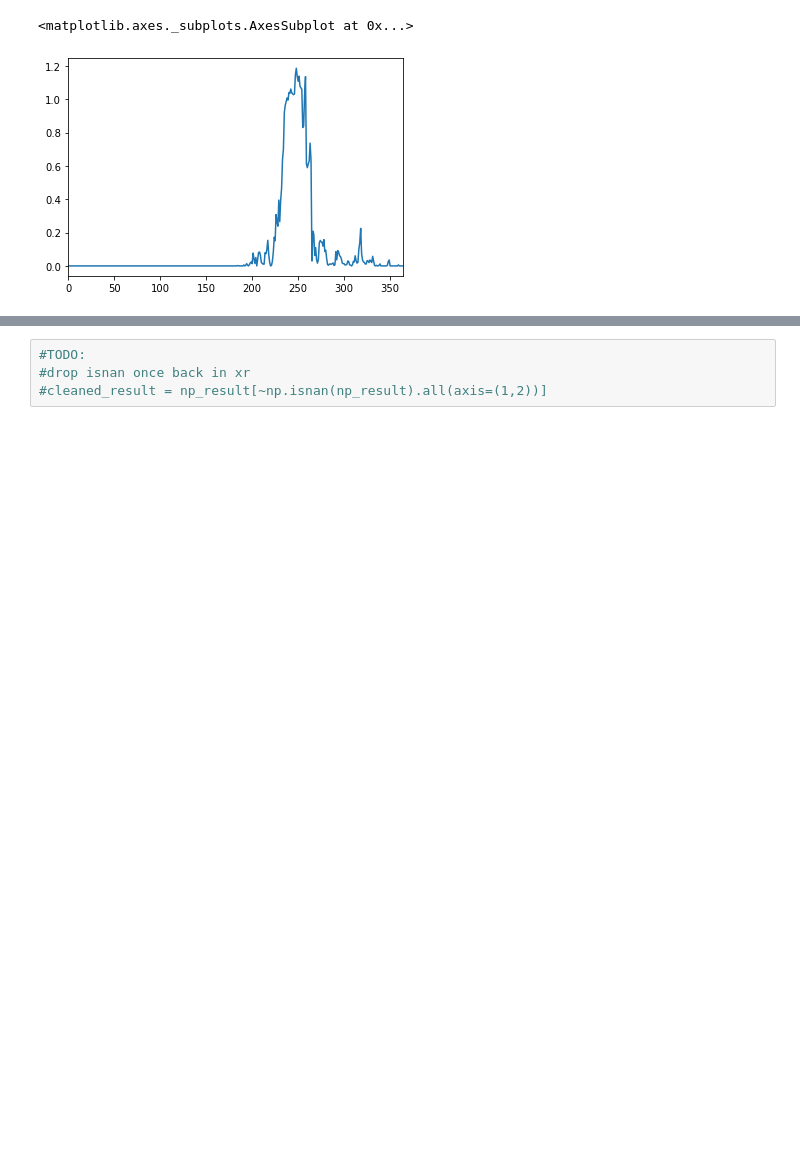
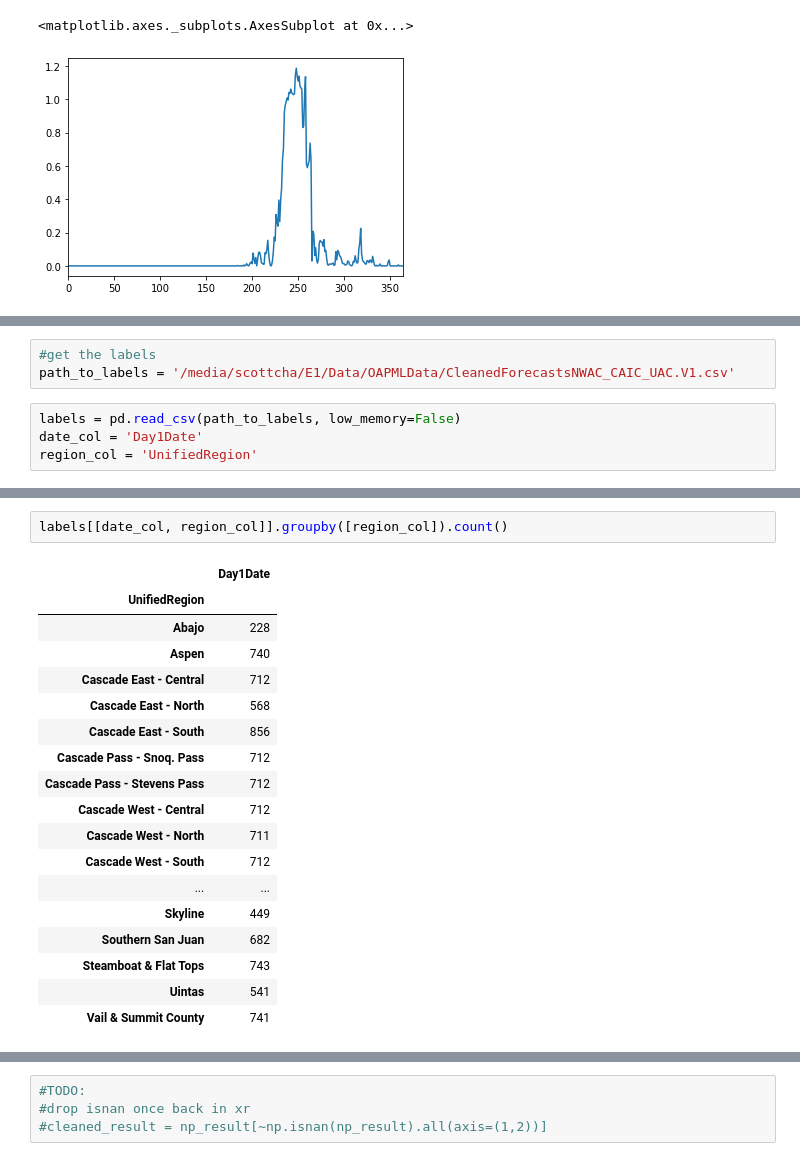
Before and after one commit to scottcha/OpenAvalancheProject, a Jupyter notebook: Scratch/Notebooks/ParseGFS.ipynb, the cells around one changed output, grey strips where cells are left out. Saved outputs shown, nothing was run; the diff lists cells and outputs as text; blank space fills up the shorter version.

Commit message:
Add initial example of getting a dataset associated from a single label

```diff
--- a/Scratch/Notebooks/ParseGFS.ipynb
+++ b/Scratch/Notebooks/ParseGFS.ipynb
@@ -454,0 +481,7 @@ pd.Series(mthood[2][2][74]).plot()
+# %%
+#get the labels
+path_to_labels = '/media/scottcha/E1/Data/OAPMLData/CleanedForecastsNWAC_CAIC_UAC.V1.csv'
+# %%
+labels = pd.read_csv(path_to_labels, low_memory=False)
+date_col = 'Day1Date'
+region_col = 'UnifiedRegion'
@@ -454,0 +503,21 @@ pd.Series(mthood[2][2][74]).plot()
+# %%
+labels[[date_col, region_col]].groupby([region_col]).count()
+# %% [output]
+|  | Day1Date |
+| UnifiedRegion |  |
+| Abajo | 228 |
+| Aspen | 740 |
+| Cascade East - Central | 712 |
+| Cascade East - North | 568 |
+| Cascade East - South | 856 |
+| Cascade Pass - Snoq. Pass | 712 |
+| Cascade Pass - Stevens Pass | 712 |
+| Cascade West - Central | 712 |
+| Cascade West - North | 711 |
+| Cascade West - South | 712 |
+| ... | ... |
+| Skyline | 449 |
+| Southern San Juan | 682 |
+| Steamboat & Flat Tops | 743 |
+| Uintas | 541 |
+| Vail & Summit County | 741 |
```
Also changed, not shown: parts of 10 cells of this notebook.
